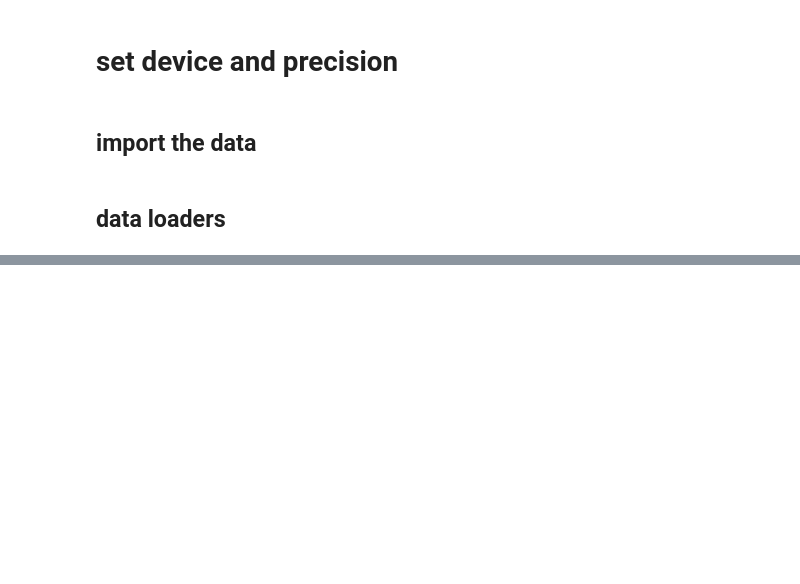
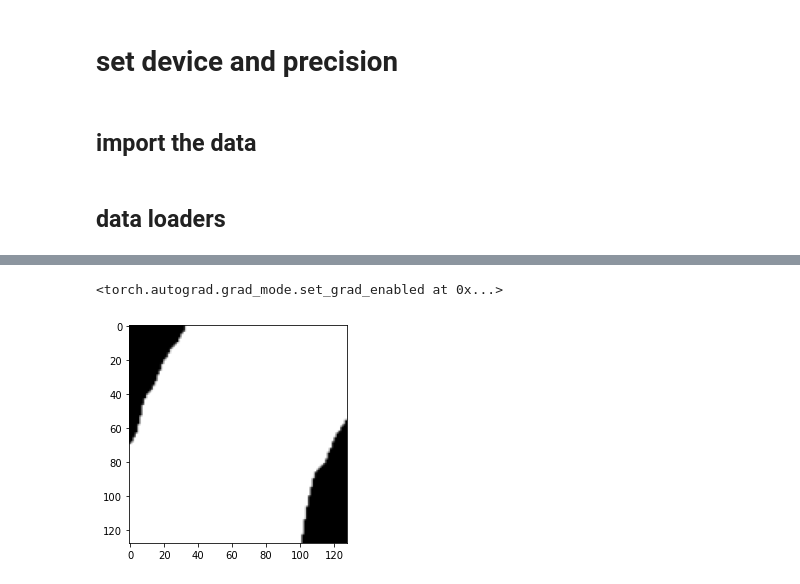
Before and after one commit to ertkonuk/semantic-image-segmentation-with-attention-unet, a Jupyter notebook: semantic-segmentation.ipynb, the cells around one changed output, grey strips where cells are left out. Cells and saved outputs as stored; diff of their text form; code cells hidden in the pictures; blank space fills up the shorter version.

```diff
--- a/semantic-segmentation.ipynb
+++ b/semantic-segmentation.ipynb
@@ -320,0 +336,17 @@ utils.compare_masks(images, masks_true, masks_unet, 4, 8, iou=None, figsize=(2,2
+# %%
+# . . run the trainer network to display output attention maps
+sampleloader = DataLoader(dataset=valid_dataset, batch_size=500, num_workers=0, pin_memory=True)
+#image, _ = iter(sampleloader).__next__()
+image, mask = next(iter(sampleloader))
+# . . 367, 262
+iim = 67
+plt.imshow(mask[iim,:,:,:].numpy().squeeze(), cmap='gray')
+image = image[iim,:,:,:].view(1,1,128,128)
+# . . send image to device
+image = image.to(device)
+
+torch.set_grad_enabled(False)
+#trainer.model.eval()
+# %% [output]
+<torch.autograd.grad_mode.set_grad_enabled at 0x...>
+[figure, added]
```
Also changed, not shown: parts of 24 cells of this notebook, 16 other files.
